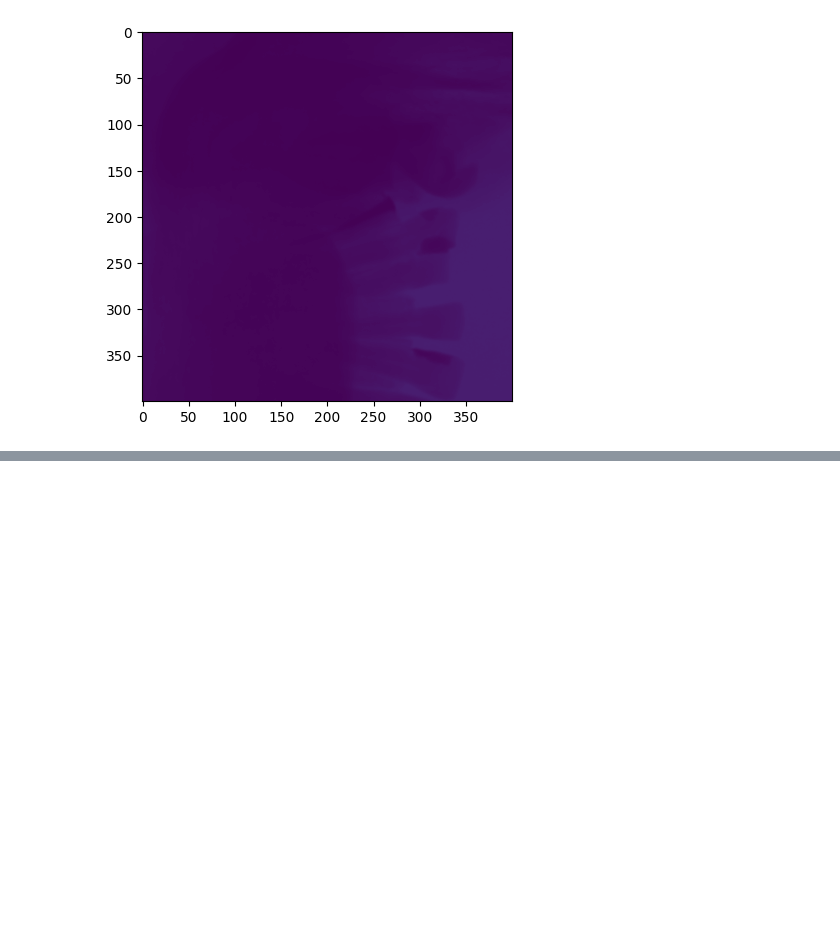
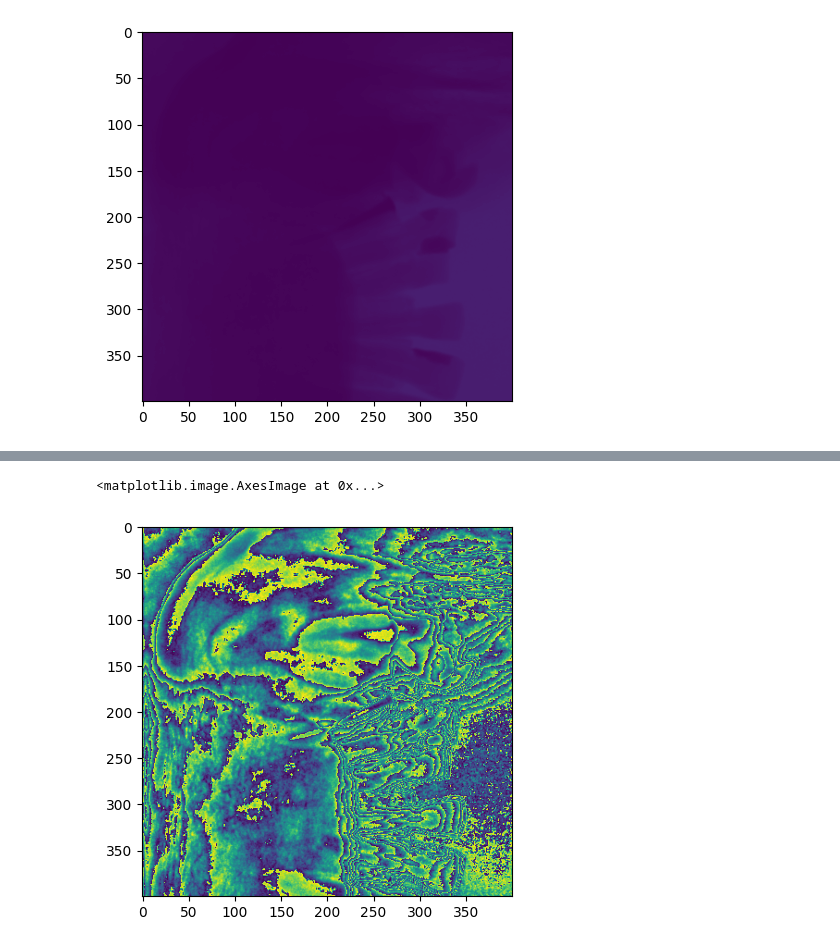
Before and after one commit to FilLTP89/artefacts, a Jupyter notebook: notebooks/test_shape.ipynb, the cells around one changed output, grey strips where cells are left out. Saved outputs shown, nothing was run; the diff lists cells and outputs as text; code cells hidden in the pictures; blank space fills up the shorter version.

```diff
--- a/notebooks/test_shape.ipynb
+++ b/notebooks/test_shape.ipynb
@@ -126,0 +189,7 @@ t.shape
+# %%
+example = read_raw("testing.raw")
+# %%
+plt.imshow(example)
+# %% [output]
+<matplotlib.image.AxesImage at 0x...>
+[figure, added]
```
Also changed, not shown: parts of 14 cells of this notebook, 2 other files.
